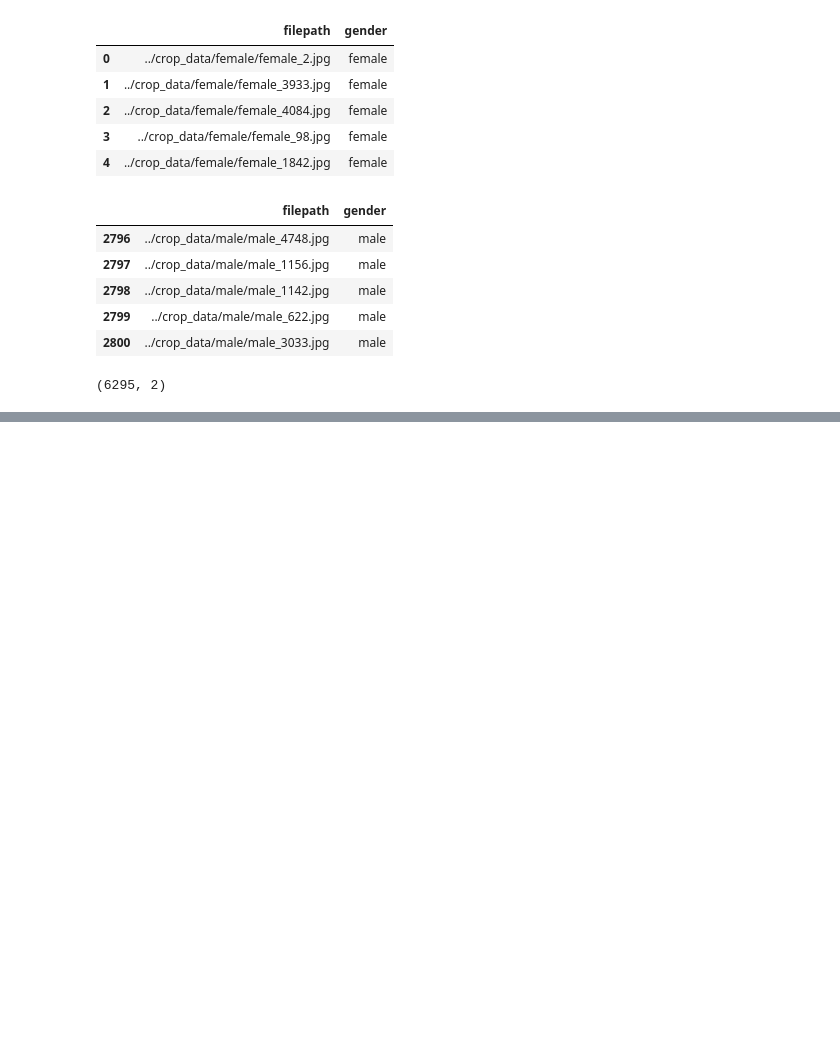
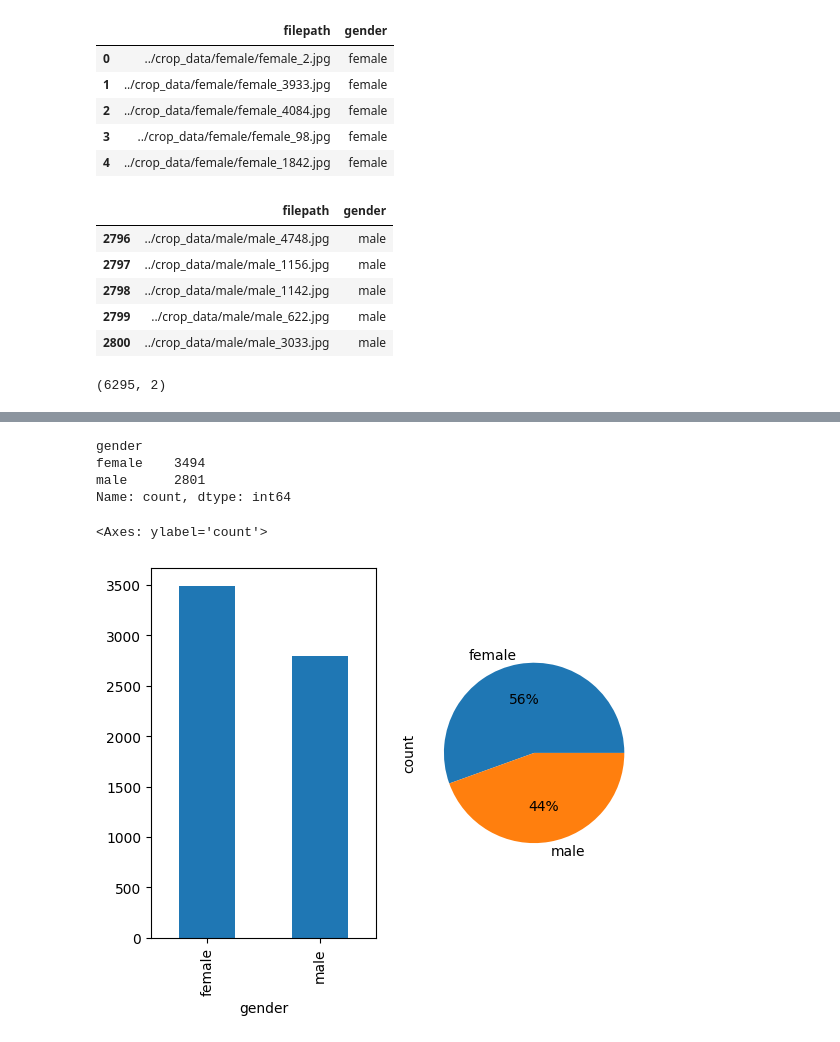
Before and after one commit to AndreasNugoho/face-reg, a Jupyter notebook: 2_Face_Reg_Scratch/02_data_preprocessing_EDA.ipynb, the cells around one changed output, grey strips where cells are left out. Cells and saved outputs as stored; diff of their text form; code cells hidden in the pictures; blank space fills up the shorter version.

Commit message:
histogram

```diff
--- a/2_Face_Reg_Scratch/02_data_preprocessing_EDA.ipynb
+++ b/2_Face_Reg_Scratch/02_data_preprocessing_EDA.ipynb
@@ -68,0 +78,15 @@ df['dimension'] = df['filepath'].apply(get_size)
+# %%
+dist_gender =  df['gender'].value_counts()
+dist_gender
+# %% [output]
+gender
+female    3494
+male      2801
+Name: count, dtype: int64
+# %%
+fig,ax =  plt.subplots(nrows=1,ncols=2)
+dist_gender.plot(kind='bar', ax=ax[0])
+dist_gender.plot(kind='pie', ax=ax[1],autopct='%0.0f%%')
+# %% [output]
+<Axes: ylabel='count'>
+[figure, added]
```
Also changed, not shown: parts of 2 cells of this notebook.
